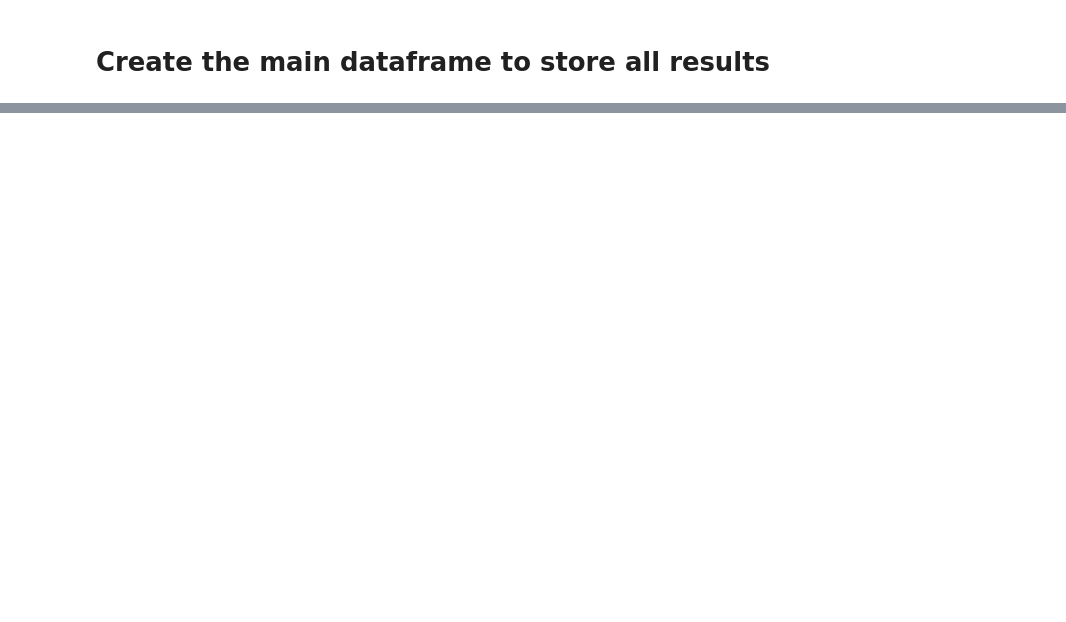
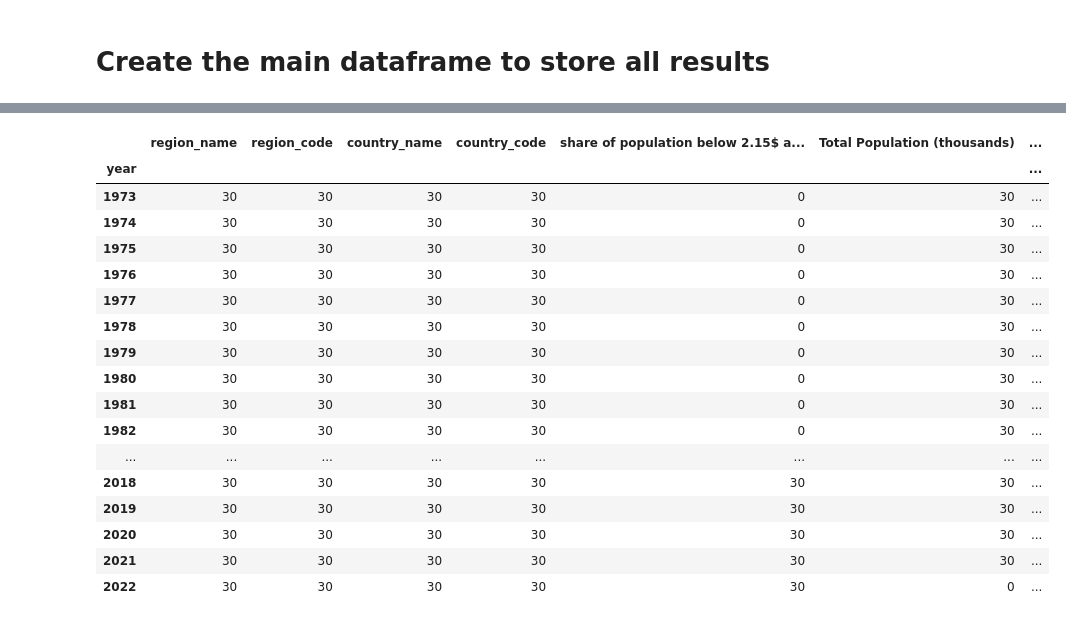
Before and after one commit to RomainBdt/Global-World-Trend, a Jupyter notebook: SDG_development_main.ipynb, the cells around one changed output, grey strips where cells are left out. Drawn from its saved outputs; the diff is of its cells as text; code cells hidden in the pictures; blank space fills up the shorter version.

```diff
--- a/SDG_development_main.ipynb
+++ b/SDG_development_main.ipynb
@@ -140,0 +166,21 @@ KeyError: "['share-of-population-below-2.15$-a-day'] not in index"
+# %%
+df[df['region_name'] == 'Europe & Central Asia'].groupby('year').count().tail(50)
+# %% [output]
+|  | region_name | region_code | country_name | country_code | share of population below 2.15$ a... | Total Population (thousands) | ... |
+| year |  |  |  |  |  |  | ... |
+| 1973 | 30 | 30 | 30 | 30 | 0 | 30 | ... |
+| 1974 | 30 | 30 | 30 | 30 | 0 | 30 | ... |
+| 1975 | 30 | 30 | 30 | 30 | 0 | 30 | ... |
+| 1976 | 30 | 30 | 30 | 30 | 0 | 30 | ... |
+| 1977 | 30 | 30 | 30 | 30 | 0 | 30 | ... |
+| 1978 | 30 | 30 | 30 | 30 | 0 | 30 | ... |
+| 1979 | 30 | 30 | 30 | 30 | 0 | 30 | ... |
+| 1980 | 30 | 30 | 30 | 30 | 0 | 30 | ... |
+| 1981 | 30 | 30 | 30 | 30 | 0 | 30 | ... |
+| 1982 | 30 | 30 | 30 | 30 | 0 | 30 | ... |
+| ... | ... | ... | ... | ... | ... | ... | ... |
+| 2018 | 30 | 30 | 30 | 30 | 30 | 30 | ... |
+| 2019 | 30 | 30 | 30 | 30 | 30 | 30 | ... |
+| 2020 | 30 | 30 | 30 | 30 | 30 | 30 | ... |
+| 2021 | 30 | 30 | 30 | 30 | 30 | 30 | ... |
+| 2022 | 30 | 30 | 30 | 30 | 30 | 0 | ... |
```
Also changed, not shown: parts of 15 cells of this notebook.
